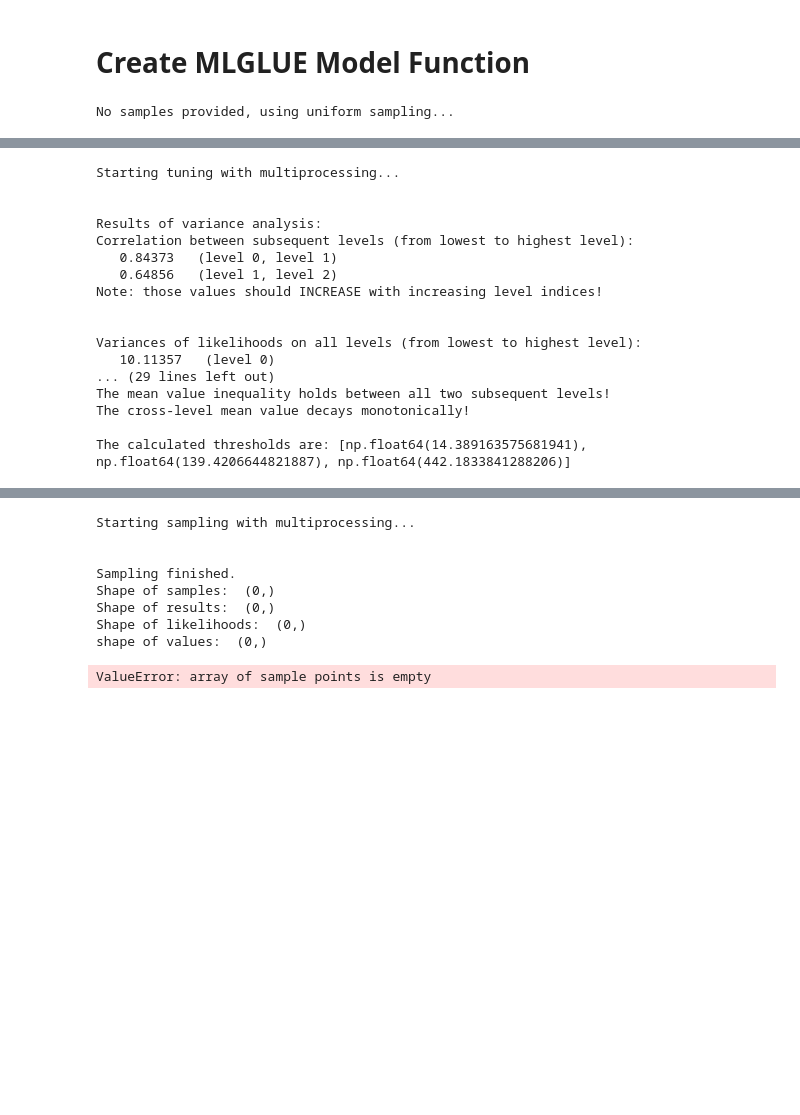
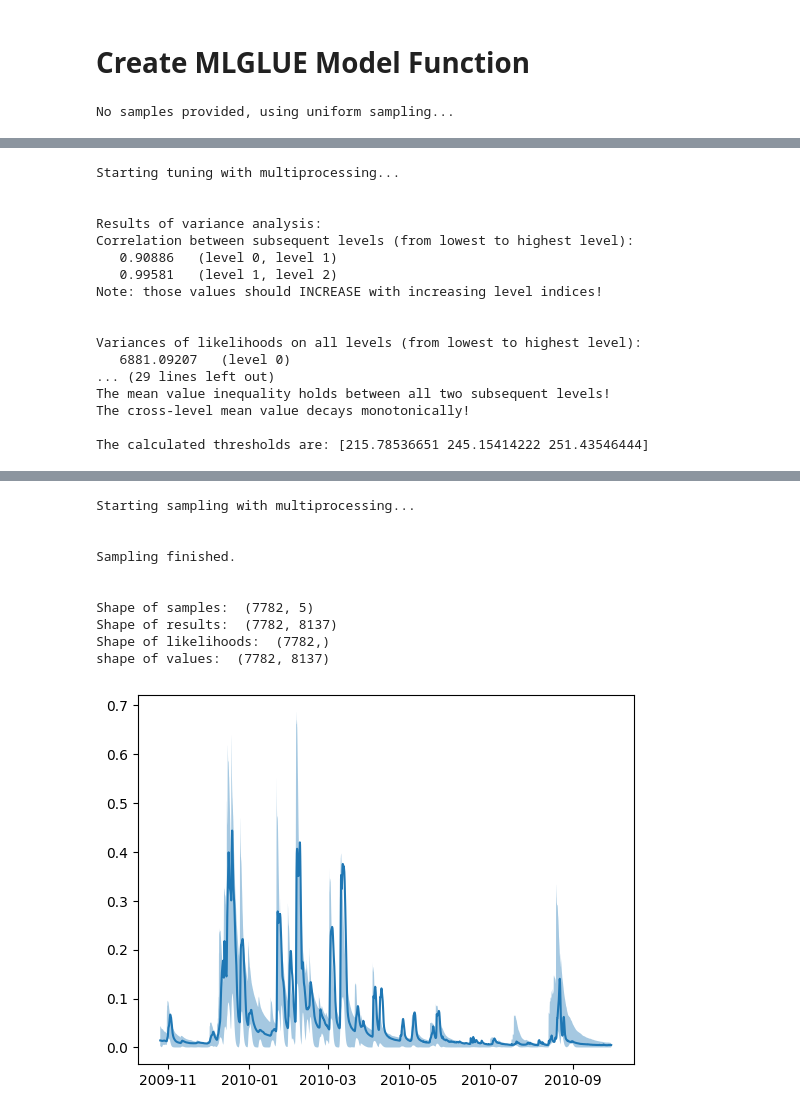
Before and after one commit to iGW-TU-Dresden/MLGLUE, a Jupyter notebook: EX02_HYMOD.ipynb, the cells around one changed output, grey strips where cells are left out. Cells and saved outputs as stored; diff of their text form; code cells hidden in the pictures; blank space fills up the shorter version.

```diff
--- a/EX02_HYMOD.ipynb
+++ b/EX02_HYMOD.ipynb
@@ -312,8 +312,8 @@ def hymod_euler_model(parameters, level, n_levels, run_id):
 # MLGLUE
 
 # define likelihood
-mylike = MLGLUE.InverseErrorVarianceLikelihood_bias(
-    threshold=0.02, T=1., weights=None
+mylike = MLGLUE.InverseErrorVarianceLikelihood(
+    threshold=0.1, T=1., weights=None
 )
 
 # parameters: [c_max, b_exp, alpha, k_slow, k_quick]
@@ -327,11 +327,11 @@ mlglue = MLGLUE.MLGLUE(
     upper_bounds=[1000., 2., 1., .1, .5],
     lower_bounds=[1., 0.1, 0., 0., 0.],
     obs=qout_series.values[warmup:],
-    n_samples=10_000,
+    n_samples=100_000,
     n_levels=3,
     multiprocessing=True,
-    n_processors=32,
-    tuning=.2,
+    n_processors=None,
+    tuning=.1,
     hierarchy_analysis=False,
     include_bias=False
 )
@@ -342,20 +342,23 @@ print("Shape of samples: ", np.shape(samples))
 print("Shape of results: ", np.shape(results))
 print("Shape of likelihoods: ", np.shape(liks))
 
-uncertainty_estimates = mlglue.estimate_uncertainty(
-    quantiles=[0.01, 0.5, 0.99]
-)
+try:
+    uncertainty_estimates = mlglue.estimate_uncertainty(
+        quantiles=[0.01, 0.5, 0.99]
+    )
 
-fig, ax = plt.subplots()
-ax.plot(
-    qout_series.index[warmup:],
-    qout_series.values[warmup:]
-)
-ax.fill_between(
-    qout_series.index[warmup:],
-    uncertainty_estimates[:, 0],
-    uncertainty_estimates[:, 2],
-    alpha=0.4
-)
+    fig, ax = plt.subplots()
+    ax.plot(
+        qout_series.index[warmup:],
+        qout_series.values[warmup:]
+    )
+    ax.fill_between(
+        qout_series.index[warmup:],
+        uncertainty_estimates[:, 0],
+        uncertainty_estimates[:, 2],
+        alpha=0.4
+    )
+except:
+    pass
 # %% [output]
 No samples provided, using uniform sampling...
@@ -365,15 +368,15 @@ Starting tuning with multiprocessing...
 
 Results of variance analysis:
 Correlation between subsequent levels (from lowest to highest level):
-   0.84373   (level 0, level 1)
-   0.64856   (level 1, level 2)
+   0.90886   (level 0, level 1)
+   0.99581   (level 1, level 2)
 Note: those values should INCREASE with increasing level indices!
 
 
 Variances of likelihoods on all levels (from lowest to highest level):
-   10.11357   (level 0)
+   6881.09207   (level 0)
 ... (29 lines left out)
 The mean value inequality holds between all two subsequent levels!
 The cross-level mean value decays monotonically!
 
-The calculated thresholds are: [np.float64(14.389163575681941), np.float64(139.4206644821887), np.float64(442.1833841288206)]
+The calculated thresholds are: [215.78536651 245.15414222 251.43546444]
@@ -381,10 +384,12 @@ The calculated thresholds are: [np.float64(14.389163575681941), np.float64(139.4
 Starting sampling with multiprocessing...
 
 
 Sampling finished.
-Shape of samples:  (0,)
-Shape of results:  (0,)
-Shape of likelihoods:  (0,)
-shape of values:  (0,)
+
+
+Shape of samples:  (7782, 5)
+Shape of results:  (7782, 8137)
+Shape of likelihoods:  (7782,)
+shape of values:  (7782, 8137)
-ValueError: array of sample points is empty
+[figure, added]
 # %%
```
Also changed, not shown: parts of 6 cells of this notebook.
